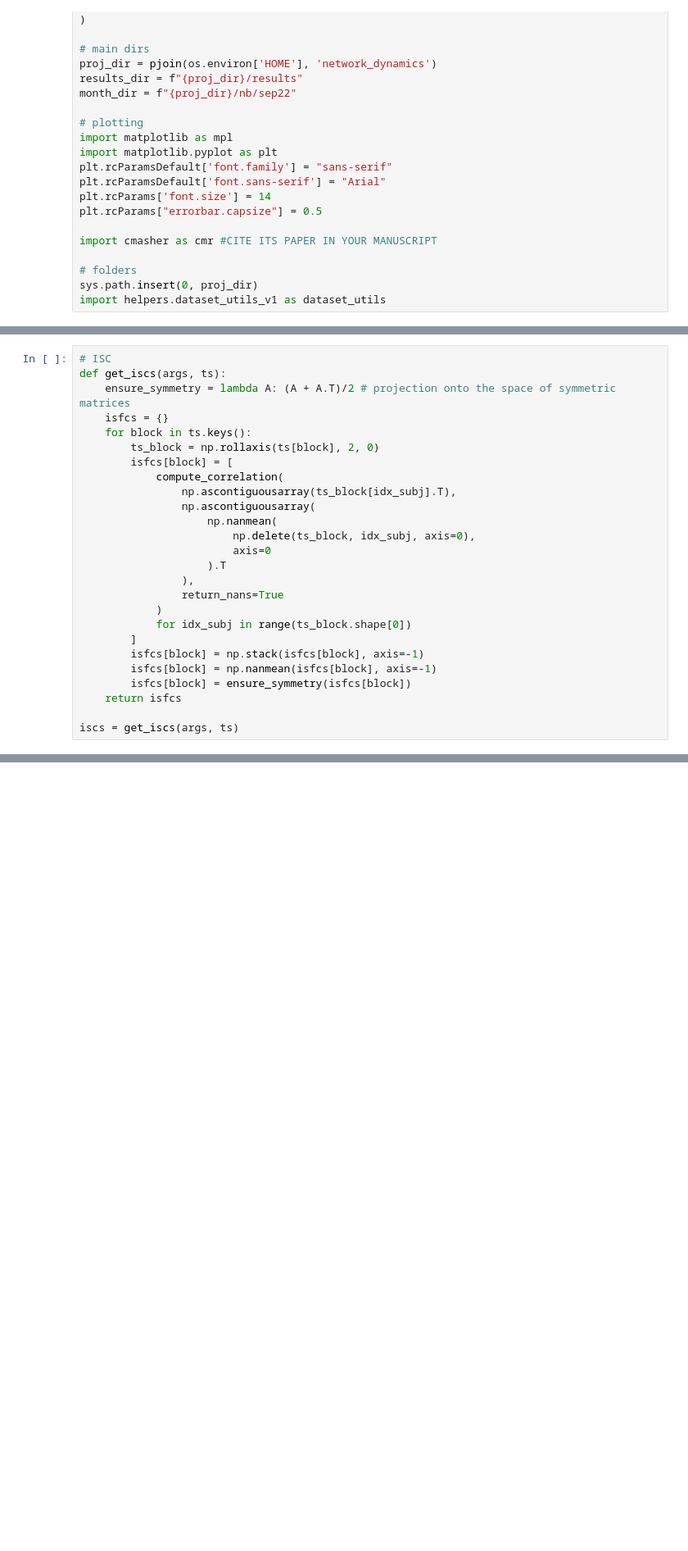
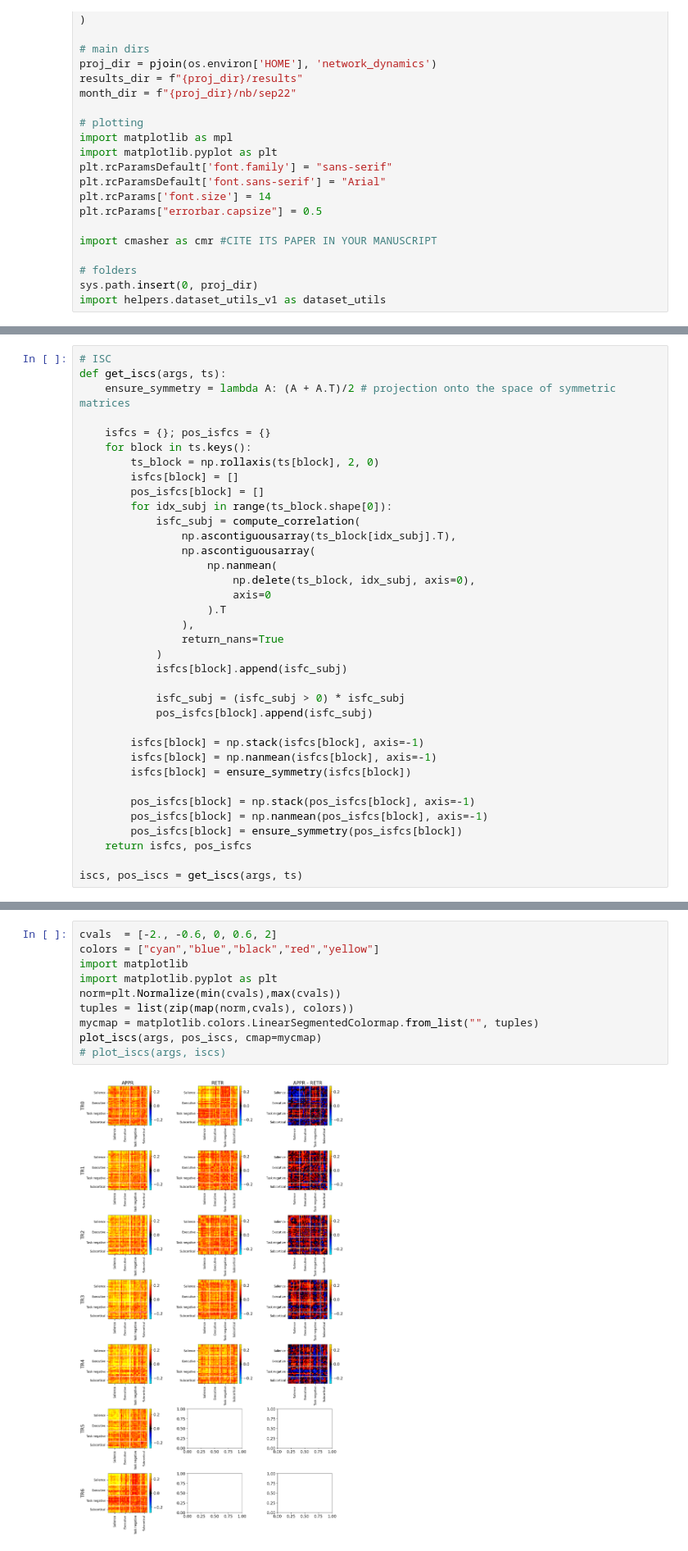
Before and after one commit to govinda-umd/network_dynamics, a Jupyter notebook: _sources/nb/sep22/06-reimplement_mashid_paper.ipynb, the cells around one changed output, grey strips where cells are left out. Shown at 82% size. Drawn from its saved outputs; the diff is of its cells as text; blank space fills up the shorter version.

```diff
--- a/_sources/nb/sep22/06-reimplement_mashid_paper.ipynb
+++ b/_sources/nb/sep22/06-reimplement_mashid_paper.ipynb
@@ -104,11 +115,14 @@ ts = get_block_time_series(args, X)
 # ISC
 def get_iscs(args, ts):
     ensure_symmetry = lambda A: (A + A.T)/2 # projection onto the space of symmetric matrices
-    isfcs = {}
+
+    isfcs = {}; pos_isfcs = {}
     for block in ts.keys():
         ts_block = np.rollaxis(ts[block], 2, 0)
-        isfcs[block] = [
-            compute_correlation(
+        isfcs[block] = []
+        pos_isfcs[block] = []
+        for idx_subj in range(ts_block.shape[0]):
+            isfc_subj = compute_correlation(
                 np.ascontiguousarray(ts_block[idx_subj].T),
                 np.ascontiguousarray(
                     np.nanmean(
@@ -118,11 +132,18 @@ def get_iscs(args, ts):
                 ),
                 return_nans=True
             )
-            for idx_subj in range(ts_block.shape[0])
-        ]
+            isfcs[block].append(isfc_subj)
+
+            isfc_subj = (isfc_subj > 0) * isfc_subj
+            pos_isfcs[block].append(isfc_subj)
+
         isfcs[block] = np.stack(isfcs[block], axis=-1)
         isfcs[block] = np.nanmean(isfcs[block], axis=-1)
         isfcs[block] = ensure_symmetry(isfcs[block])
-    return isfcs
 
-iscs = get_iscs(args, ts)
+        pos_isfcs[block] = np.stack(pos_isfcs[block], axis=-1)
+        pos_isfcs[block] = np.nanmean(pos_isfcs[block], axis=-1)
+        pos_isfcs[block] = ensure_symmetry(pos_isfcs[block])
+    return isfcs, pos_isfcs
+
+iscs, pos_iscs = get_iscs(args, ts)
@@ -195,0 +235,12 @@ plot_iscs(args, iscs)
+# %%
+cvals  = [-2., -0.6, 0, 0.6, 2]
+colors = ["cyan","blue","black","red","yellow"]
+import matplotlib
+import matplotlib.pyplot as plt
+norm=plt.Normalize(min(cvals),max(cvals))
+tuples = list(zip(map(norm,cvals), colors))
+mycmap = matplotlib.colors.LinearSegmentedColormap.from_list("", tuples)
+plot_iscs(args, pos_iscs, cmap=mycmap)
+# plot_iscs(args, iscs)
+# %% [output]
+[figure, added]
```
Also changed, not shown: parts of 11 cells of this notebook, 6 other files.
